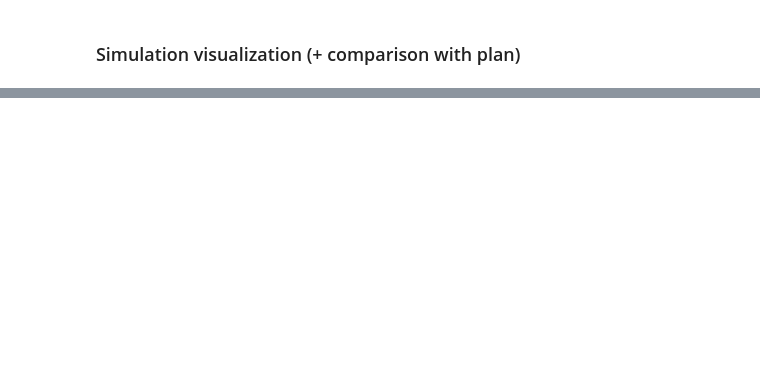
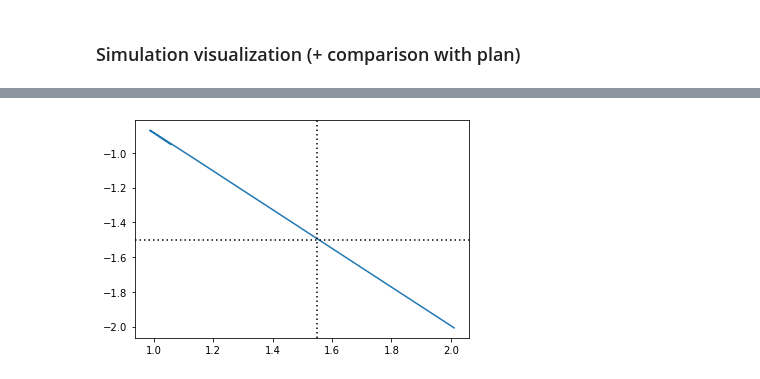
Before and after one commit to dxyang/manipulation, a Jupyter notebook: iiwa_toss_jointangles_v2.ipynb, the cells around one changed output, grey strips where cells are left out. Saved outputs shown, nothing was run; the diff lists cells and outputs as text; code cells hidden in the pictures; blank space fills up the shorter version.

```diff
--- a/iiwa_toss_jointangles_v2.ipynb
+++ b/iiwa_toss_jointangles_v2.ipynb
@@ -257,29 +321,38 @@ meshcat.publish_recording()
 # %% [markdown]
 ### Simulation visualization (+ comparison with plan)
 # %%
-plt.figure(figsize=(10, 6))
+plt.figure(figsize=(10, 12))
 
 all_log_times = state_logger.sample_times()
-chosen_idxs = (6.5 < all_log_times) & (all_log_times < 6.8)
+chosen_idxs = (6 < all_log_times) & (all_log_times < 7)
 
 log_times = state_logger.sample_times()[chosen_idxs]
 log_states = state_logger.data()[:, chosen_idxs]
 
-#
 for idx, r in enumerate(log_states[[10, 12]]):
-    plt.plot(log_times, r, label=f"sim_joint_{idx+4}")
+    plt.plot(log_times, r, label=f"sim_joint_{2*idx+4}")
 for idx, r in enumerate(log_states[[14, 15]]):
     plt.plot(log_times, 10 *r, label=f"sim_gripper_{idx}")
 
 q_plan = np.hstack([q_traj.value(t) for t in log_times])
 g_plan = np.hstack([g_traj.value(t) for t in log_times])
 for idx, r in enumerate(q_plan[[3, 5]]):
-    plt.plot(log_times, r, label=f"joint_{idx + 4}")
+    plt.plot(log_times, r, label=f"plan_joint_{idx + 4}")
 for idx, r in enumerate(g_plan):
-    plt.plot(log_times, r, label=f"gripper_{idx}")
+    plt.plot(log_times, r, label=f"plan_gripper_{idx}")
 
+for idx in [4, 6]:
+    plt.axhline(
+        y=release_ja[idx-1],
+        color="black", linestyle=(0, (1, 2)), label=f"plan_joint_idx"
+    );
+
+approx_release_idx = np.where(log_states[15] > log_states[15].min() + 1e-4)[0][0]
+approx_release_time = log_times[approx_release_idx]
+print(f"Approx release time: {approx_release_time}")
 plt.axvline(
-    x=gripper_cumulative_times_lst[-2],
-    color="black", linestyle=(0, (1, 10)), label="t_release"
+    x=approx_release_time,
+    color="black", linestyle=(0, (1, 2)), label=""
 );
+
 plt.legend(bbox_to_anchor=(1, 1), loc='upper left', ncol=1);
@@ -286,3 +362,15 @@ plt.legend(bbox_to_anchor=(1, 1), loc='upper left', ncol=1);
+# %%
+plt.plot(log_states[10], log_states[12]);
+plt.axvline(
+    x=release_ja[3],
+    color="black", linestyle=(0, (1, 2))
+);
+plt.axhline(
+    y=release_ja[5],
+    color="black", linestyle=(0, (1, 2))
+);
+# %% [output]
+[figure, added]
 # %%
 context = simulator.get_context()
 station_plant.GetPositions(
```
Also changed, not shown: parts of 7 cells of this notebook, 3 other files.
